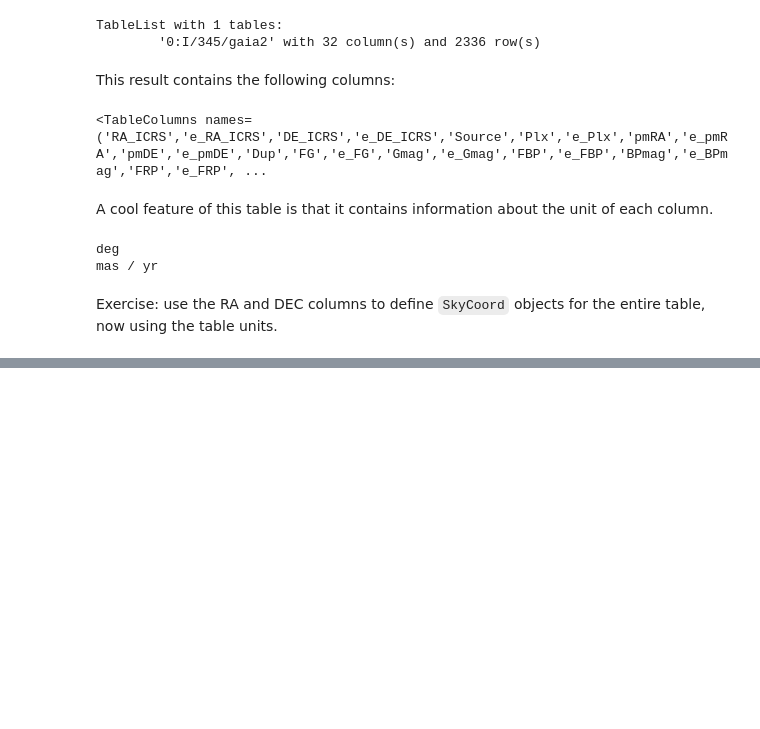
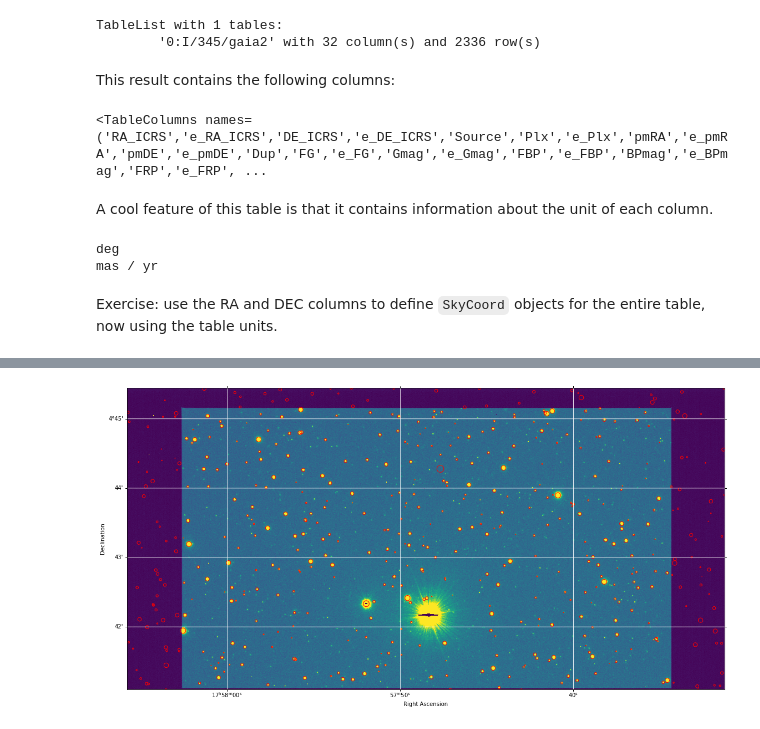
Before and after one commit to lofar-astron/astropytutorial, a Jupyter notebook: barnards_star.ipynb, the cells around one changed output, grey strips where cells are left out. Drawn from its saved outputs; the diff is of its cells as text; code cells hidden in the pictures; blank space fills up the shorter version.

```diff
--- a/barnards_star.ipynb
+++ b/barnards_star.ipynb
@@ -126,0 +254,2 @@ p
+# %%
+hdu = fits.open("FORS2.2003-04-11T08%3A49%3A16.002.fits")
@@ -126,0 +264,2 @@ p
+# %%
+wcs = WCS(hdu[0].header)
@@ -126,0 +279,7 @@ p
+# %%
+vimg = hdu[0].data
+c = vimg>300
+vmin, vmax = np.mean(vimg[c])-2*np.std(vimg[c]), np.mean(vimg[c])+3*np.std(vimg[c])
+vmin, vmax = 200, 650
+# %%
+q = p.apply_space_motion(new_obstime=Time("2015-01-01"))
@@ -126,0 +290,12 @@ p
+# %%
+fig = plt.figure(figsize=(20, 10))
+ax = fig.add_subplot(111, projection=wcs)
+ax.imshow(vimg, vmin=vmin, vmax=vmax, origin="lower", aspect=1, cmap="viridis")
+ax.scatter(p.ra, p.dec, s=rad, transform=ax.get_transform("world"), marker="o", color="r", facecolors="None")
+ax.grid(color="white")
+ax.set_xlim(0, hdu[0].shape[1])
+ax.set_ylim(0, hdu[0].shape[0])
+ax.set_xlabel("Right Ascension")
+ax.set_ylabel("Declination")
+# %% [output]
+[figure, added]
```
Also changed, not shown: parts of 48 cells of this notebook.
